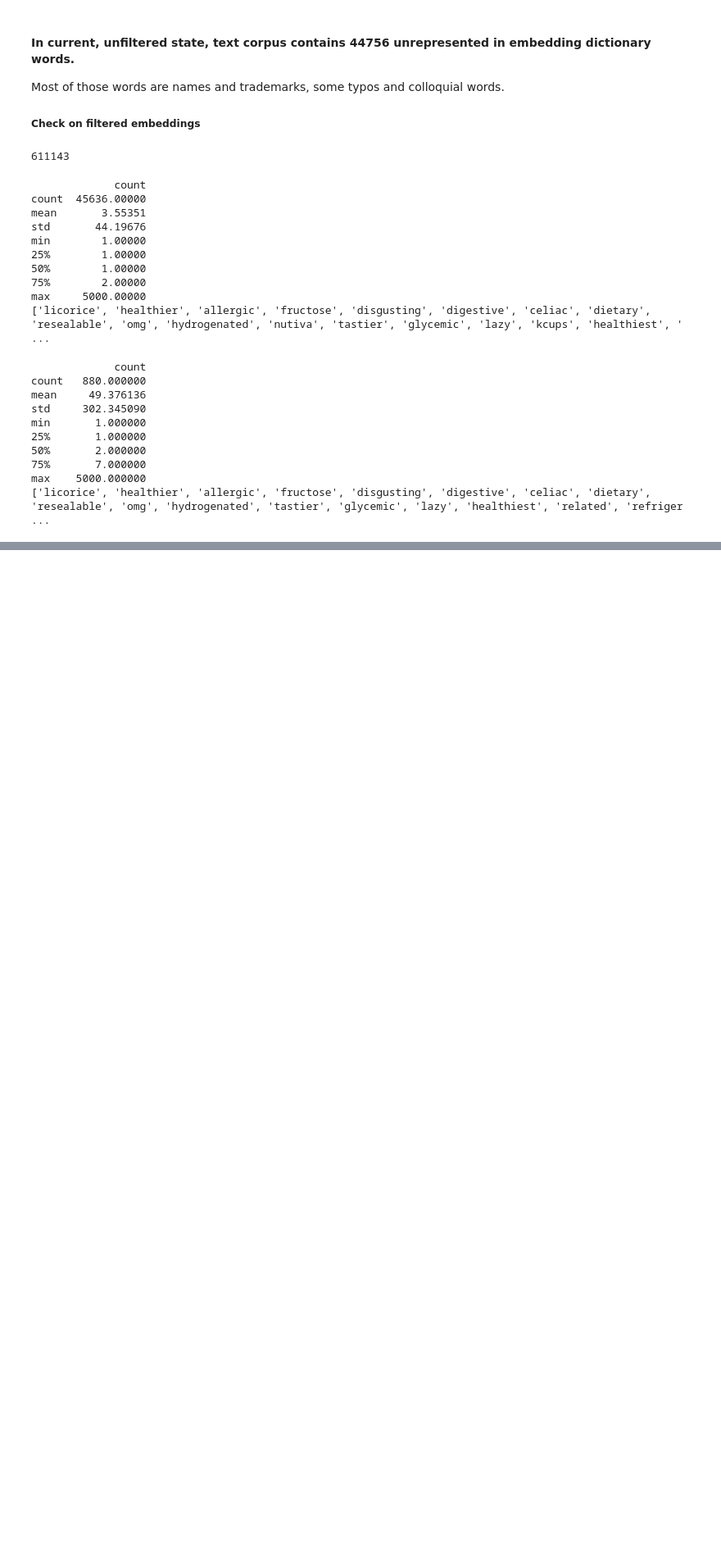
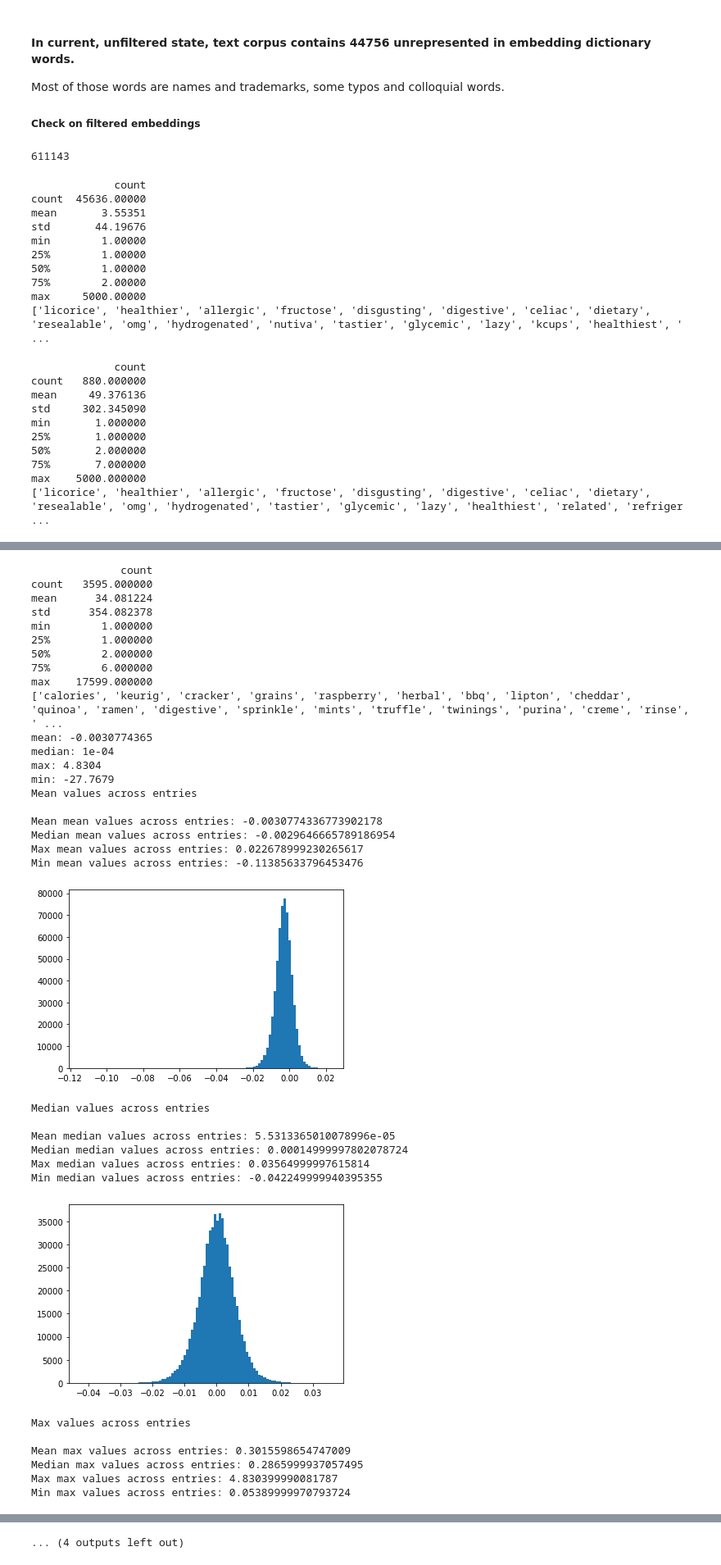
Before and after one commit to MrDVolk/text-generation, a Jupyter notebook: embeddings-analysis.ipynb, the cells around one changed output, grey strips where cells are left out. Shown: that part at 82% size. Drawn from its saved outputs; the diff is of its cells as text; code cells hidden in the pictures; blank space fills up the shorter version.

```diff
--- a/embeddings-analysis.ipynb
+++ b/embeddings-analysis.ipynb
@@ -331,7 +351,45 @@ print(f'Number of anomalies: {outlier_words.shape[0]}')
 # %%
-corrected_vectors = em.vectors[~outlier_idx]
+auto_corrected_vectors = em.vectors[~outlier_idx]
+auto_corrected_words = em.words[~outlier_idx]
 
-print('mean:', np.mean(corrected_vectors))
-print('median:', np.median(corrected_vectors))
-print('max:', np.max(corrected_vectors))
-print('min:', np.min(corrected_vectors))
+auto_corrected_missing_words = get_missing_words(auto_corrected_words)
+auto_corrected_difference_df = pd.concat([missing_words, auto_corrected_missing_words]).drop_duplicates(keep=False)
+print(auto_corrected_difference_df.describe())
+print(auto_corrected_difference_df['word'].to_list()[:300])
+
+print_simple_analysis(auto_corrected_vectors)
+# %% [output]
+              count
+count   3595.000000
+mean      34.081224
+std      354.082378
+min        1.000000
+25%        1.000000
+50%        2.000000
+75%        6.000000
+max    17599.000000
+['calories', 'keurig', 'cracker', 'grains', 'raspberry', 'herbal', 'bbq', 'lipton', 'cheddar', 'quinoa', 'ramen', 'digestive', 'sprinkle', 'mints', 'truffle', 'twinings', 'purina', 'creme', 'rinse', ' ...
+mean: -0.0030774365
+median: 1e-04
+max: 4.8304
+min: -27.7679
+Mean values across entries
+
+Mean mean values across entries: -0.0030774336773902178
+Median mean values across entries: -0.0029646665789186954
+Max mean values across entries: 0.022678999230265617
+Min mean values across entries: -0.11385633796453476
+[figure, added]
+Median values across entries
+
+Mean median values across entries: 5.5313365010078996e-05
+Median median values across entries: 0.00014999997802078724
+Max median values across entries: 0.03564999997615814
+Min median values across entries: -0.042249999940395355
+[figure, added]
+Max values across entries
+
+Mean max values across entries: 0.3015598654747009
+Median max values across entries: 0.2865999937057495
+Max max values across entries: 4.830399990081787
+Min max values across entries: 0.05389999970793724
@@ -337,0 +418 @@ print('min:', np.min(corrected_vectors))
+... (4 outputs left out)
```
Also changed, not shown: parts of 25 cells of this notebook.
